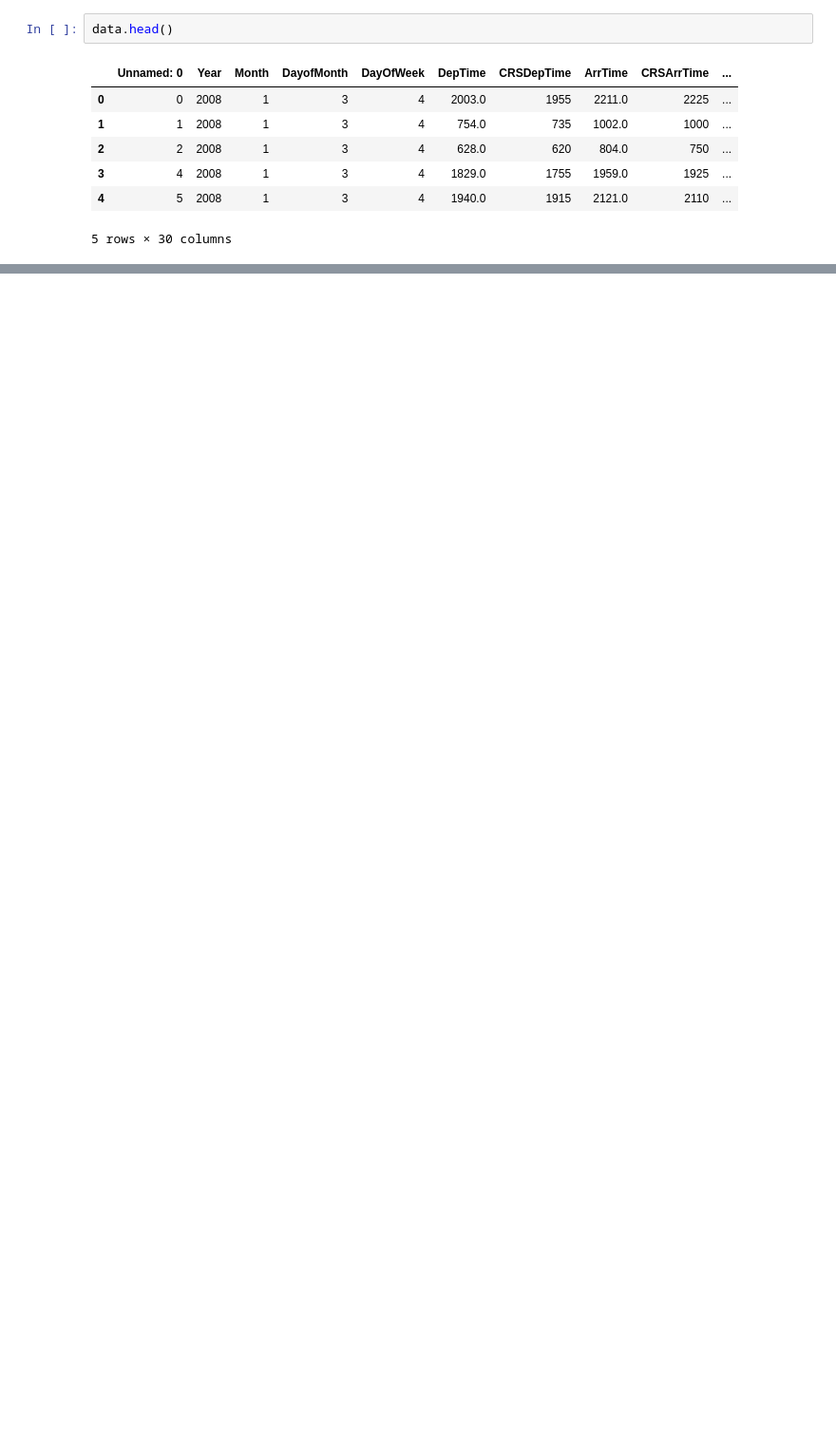
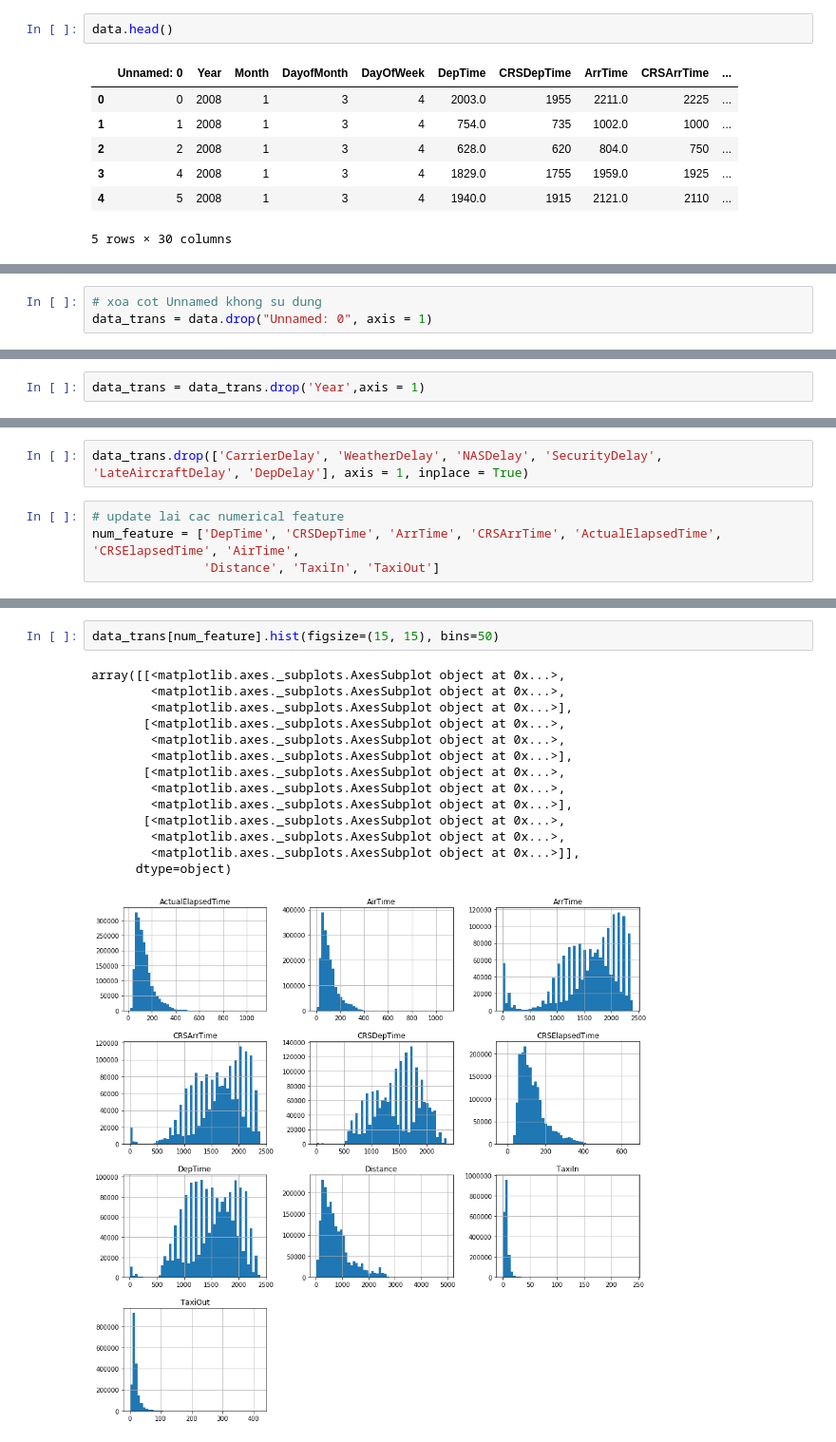
Before and after one commit to Long1911/machine_learning, a Jupyter notebook: assignment5.ipynb, the cells around one changed output, grey strips where cells are left out. Shown: that part at 95% size. Cells and saved outputs as stored; diff of their text form; blank space fills up the shorter version.

```diff
--- a/assignment5.ipynb
+++ b/assignment5.ipynb
@@ -114,0 +88,3 @@ missing_data
+# %%
+# xoa cot Unnamed khong su dung
+data_trans = data.drop("Unnamed: 0", axis = 1)
@@ -114,0 +154,2 @@ missing_data
+# %%
+data_trans = data_trans.drop('Year',axis = 1)
@@ -114,0 +247,6 @@ missing_data
+# %%
+data_trans.drop(['CarrierDelay', 'WeatherDelay', 'NASDelay', 'SecurityDelay', 'LateAircraftDelay', 'DepDelay'], axis = 1, inplace = True)
+# %%
+# update lai cac numerical feature
+num_feature = ['DepTime', 'CRSDepTime', 'ArrTime', 'CRSArrTime', 'ActualElapsedTime', 'CRSElapsedTime', 'AirTime',
+               'Distance', 'TaxiIn', 'TaxiOut']
@@ -114,0 +255,17 @@ missing_data
+# %%
+data_trans[num_feature].hist(figsize=(15, 15), bins=50)
+# %% [output]
+array([[<matplotlib.axes._subplots.AxesSubplot object at 0x...>,
+        <matplotlib.axes._subplots.AxesSubplot object at 0x...>,
+        <matplotlib.axes._subplots.AxesSubplot object at 0x...>],
+       [<matplotlib.axes._subplots.AxesSubplot object at 0x...>,
+        <matplotlib.axes._subplots.AxesSubplot object at 0x...>,
+        <matplotlib.axes._subplots.AxesSubplot object at 0x...>],
+       [<matplotlib.axes._subplots.AxesSubplot object at 0x...>,
+        <matplotlib.axes._subplots.AxesSubplot object at 0x...>,
+        <matplotlib.axes._subplots.AxesSubplot object at 0x...>],
+       [<matplotlib.axes._subplots.AxesSubplot object at 0x...>,
+        <matplotlib.axes._subplots.AxesSubplot object at 0x...>,
+        <matplotlib.axes._subplots.AxesSubplot object at 0x...>]],
+      dtype=object)
+[figure, added]
```
Also changed, not shown: parts of 385 cells of this notebook.
